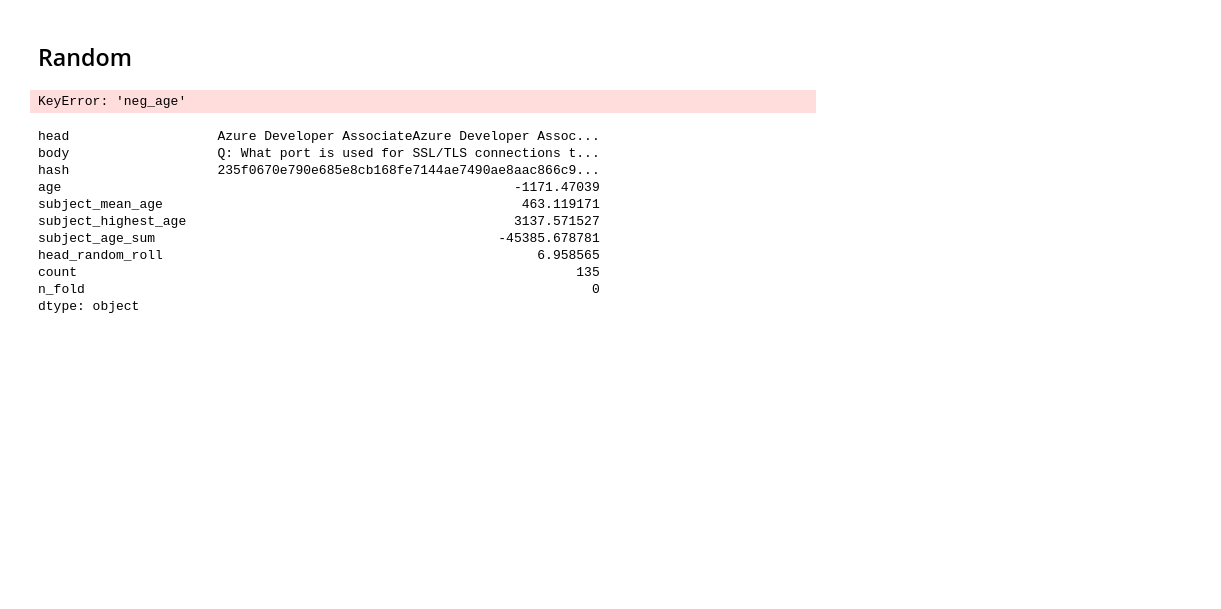
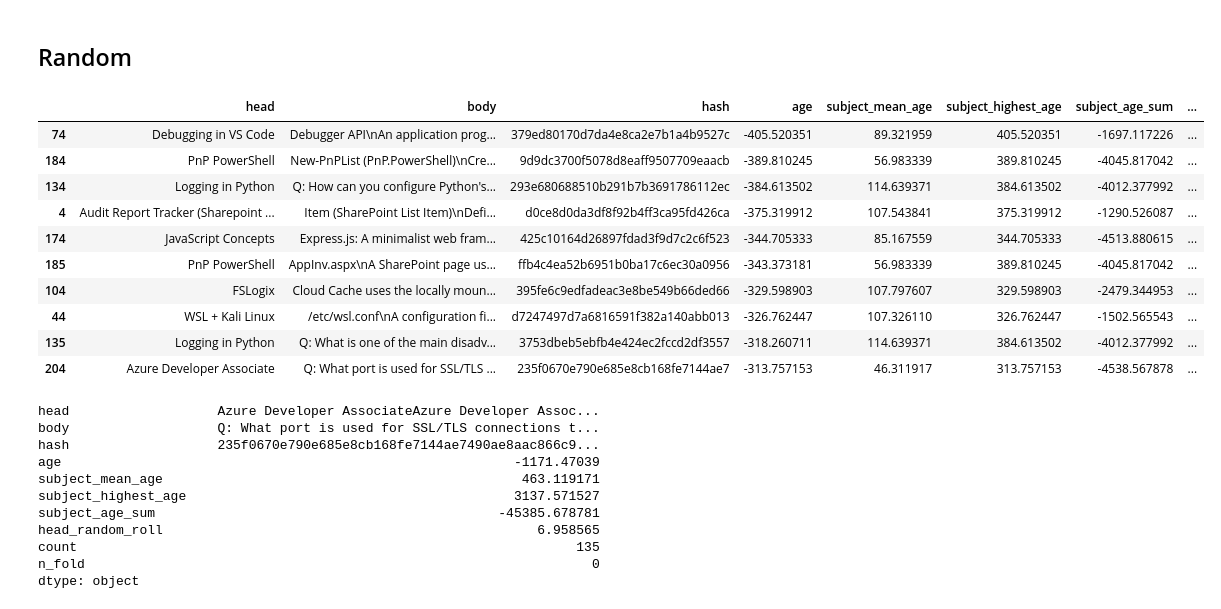
Before and after one commit to JayTY94/Certcards-refresh, a Jupyter notebook: shuffle.ipynb, the cells around one changed output. Cells and saved outputs as stored; diff of their text form; code cells hidden in the pictures; blank space fills up the shorter version.

```diff
--- a/shuffle.ipynb
+++ b/shuffle.ipynb
@@ -263,9 +263,19 @@ Total card age: 46973.21
 # remake_card_document(existing_cards=existing_cards)
 # existing_cards.head(10)
 # %%
-existing_cards.sort_values('neg_age').head(10)
+existing_cards.sort_values('age').head(10)
 # %% [output]
-KeyError: 'neg_age'
+|  | head | body | hash | age | subject_mean_age | subject_highest_age | subject_age_sum | ... |
+| 74 | Debugging in VS Code | Debugger API\nAn application prog... | 379ed80170d7da4e8ca2e7b1a4b9527c | -405.520351 | 89.321959 | 405.520351 | -1697.117226 | ... |
+| 184 | PnP PowerShell | New-PnPList (PnP.PowerShell)\nCre... | 9d9dc3700f5078d8eaff9507709eaacb | -389.810245 | 56.983339 | 389.810245 | -4045.817042 | ... |
+| 134 | Logging in Python | Q: How can you configure Python's... | 293e680688510b291b7b3691786112ec | -384.613502 | 114.639371 | 384.613502 | -4012.377992 | ... |
+| 4 | Audit Report Tracker (Sharepoint ... | Item (SharePoint List Item)\nDefi... | d0ce8d0da3df8f92b4ff3ca95fd426ca | -375.319912 | 107.543841 | 375.319912 | -1290.526087 | ... |
+| 174 | JavaScript Concepts | Express.js: A minimalist web fram... | 425c10164d26897fdad3f9d7c2c6f523 | -344.705333 | 85.167559 | 344.705333 | -4513.880615 | ... |
+| 185 | PnP PowerShell | AppInv.aspx\nA SharePoint page us... | ffb4c4ea52b6951b0ba17c6ec30a0956 | -343.373181 | 56.983339 | 389.810245 | -4045.817042 | ... |
+| 104 | FSLogix | Cloud Cache uses the locally moun... | 395fe6c9edfadeac3e8be549b66ded66 | -329.598903 | 107.797607 | 329.598903 | -2479.344953 | ... |
+| 44 | WSL + Kali Linux | /etc/wsl.conf\nA configuration fi... | d7247497d7a6816591f382a140abb013 | -326.762447 | 107.326110 | 326.762447 | -1502.565543 | ... |
+| 135 | Logging in Python | Q: What is one of the main disadv... | 3753dbeb5ebfb4e424ec2fccd2df3557 | -318.260711 | 114.639371 | 384.613502 | -4012.377992 | ... |
+| 204 | Azure Developer Associate | Q: What port is used for SSL/TLS ... | 235f0670e790e685e8cb168fe7144ae7 | -313.757153 | 46.311917 | 313.757153 | -4538.567878 | ... |
 # %%
 existing_cards.head(10).sum()
 # %% [output]
```
